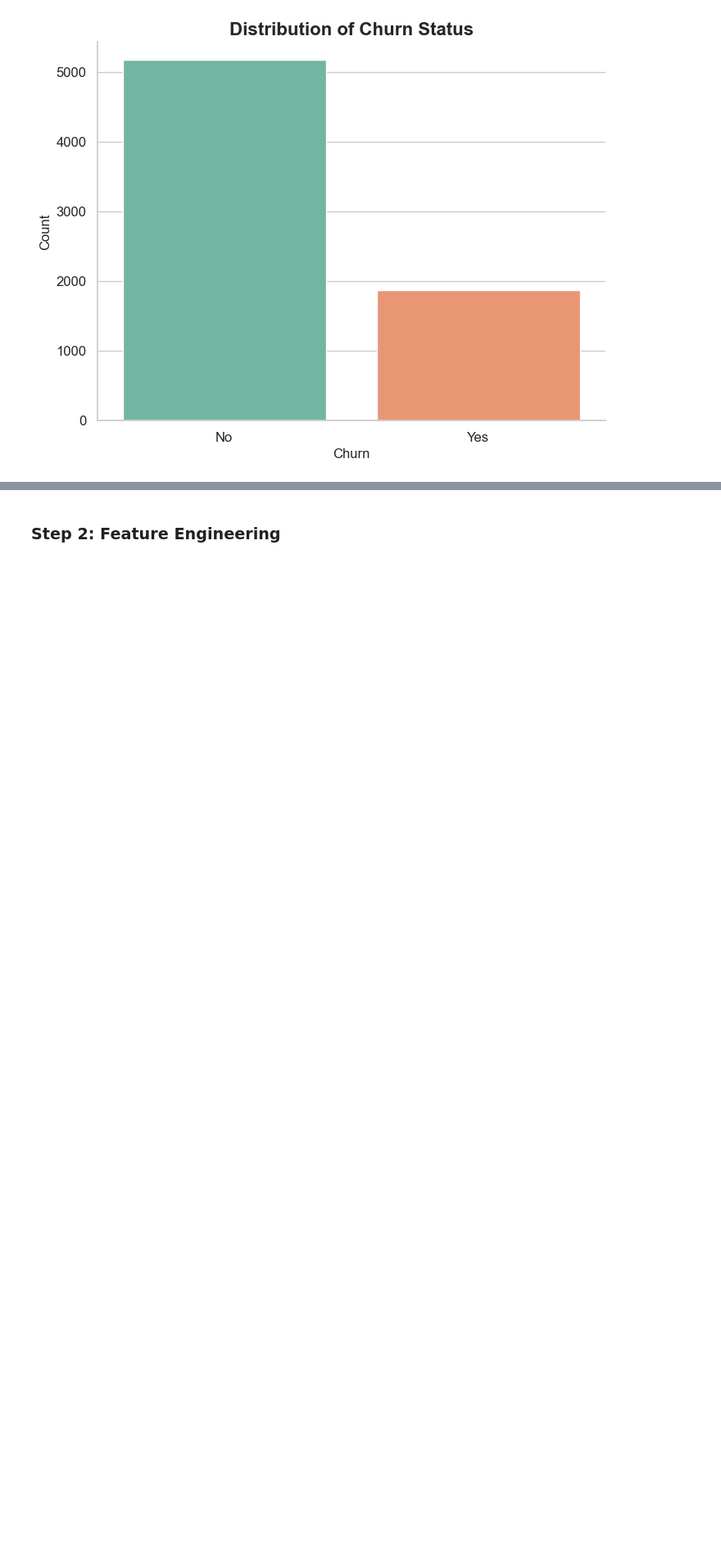
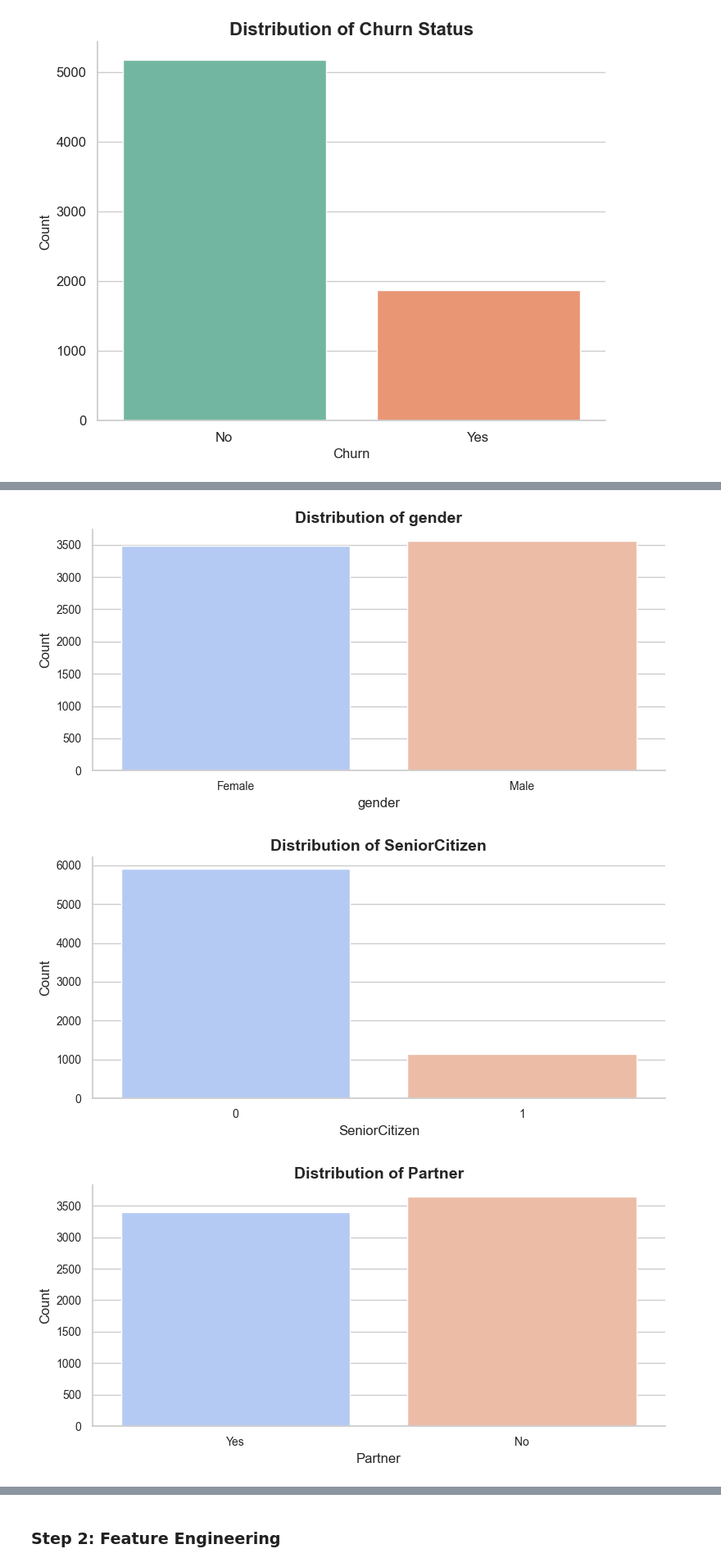
Before and after one commit to nafisalawalidris/Customer-Churn-Prediction-Model, a Jupyter notebook: Customer_Churn_Prediction_Model.ipynb, the cells around one changed output, grey strips where cells are left out. Shown at 82% size. Drawn from its saved outputs; the diff is of its cells as text; code cells hidden in the pictures; blank space fills up the shorter version.

```diff
--- a/Customer_Churn_Prediction_Model.ipynb
+++ b/Customer_Churn_Prediction_Model.ipynb
@@ -118,0 +163,19 @@ plt.show()
+# %%
+# Distribution of Key Categorical Variables
+categorical_cols = ['gender', 'SeniorCitizen', 'Partner', 'PhoneService', 'MultipleLines', 'InternetService', 'Churn']
+
+for col in categorical_cols:
+    plt.figure(figsize=(8,4))
+    sns.countplot(x=data[col], palette="coolwarm")
+    plt.title(f'Distribution of {col}', fontsize=14, fontweight='bold')
+    plt.xlabel(col, fontsize=12)
+    plt.ylabel('Count', fontsize=12)
+    plt.xticks(fontsize=10)
+    plt.yticks(fontsize=10)
+    plt.tight_layout()
+    sns.despine()
+    plt.show()
+# %% [output]
+[figure, added]
+[figure, added]
+[figure, added]
```
Also changed, not shown: parts of 20 cells of this notebook, 1 other file.
